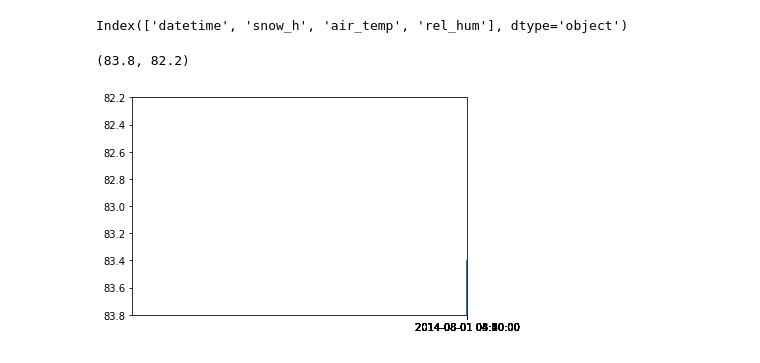
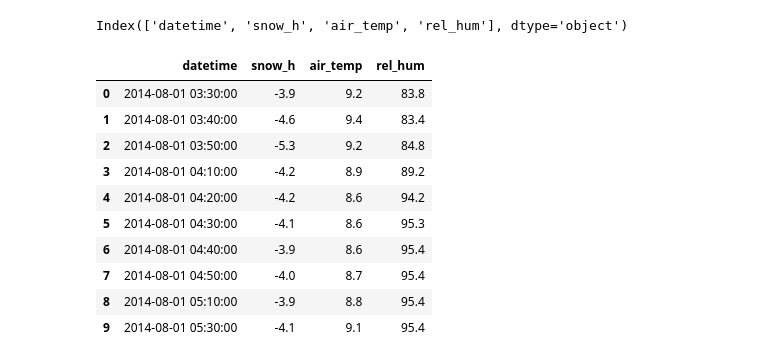
Before and after one commit to GiuliaBertolotti/Assignments_Giulia, a Jupyter notebook: Assignement_2_Giulia_Bertolotti.ipynb, the cells around one changed output. Cells and saved outputs as stored; diff of their text form; code cells hidden in the pictures.

```diff
--- a/Assignement_2_Giulia_Bertolotti.ipynb
+++ b/Assignement_2_Giulia_Bertolotti.ipynb
@@ -31,9 +31,17 @@ print(dat_Domefuji.columns)
 # %% [output]
 Index(['datetime', 'snow_h', 'air_temp', 'rel_hum'], dtype='object')
-# %%
-plt.plot(dat_Domefuji["datetime"],dat_Domefuji["rel_hum"])
-plt.xlim(right=10)
-plt.ylim(83.8,82.2)
-# %% [output]
-(83.8, 82.2)
-[figure, removed]
+# %%
+# Select a subset
+dat_Rossalm[0:10]
+# %% [output]
+|  | datetime | snow_h | air_temp | rel_hum |
+| 0 | 2014-08-01 03:30:00 | -3.9 | 9.2 | 83.8 |
+| 1 | 2014-08-01 03:40:00 | -4.6 | 9.4 | 83.4 |
+| 2 | 2014-08-01 03:50:00 | -5.3 | 9.2 | 84.8 |
+| 3 | 2014-08-01 04:10:00 | -4.2 | 8.9 | 89.2 |
+| 4 | 2014-08-01 04:20:00 | -4.2 | 8.6 | 94.2 |
+| 5 | 2014-08-01 04:30:00 | -4.1 | 8.6 | 95.3 |
+| 6 | 2014-08-01 04:40:00 | -3.9 | 8.6 | 95.4 |
+| 7 | 2014-08-01 04:50:00 | -4.0 | 8.7 | 95.4 |
+| 8 | 2014-08-01 05:10:00 | -3.9 | 8.8 | 95.4 |
+| 9 | 2014-08-01 05:30:00 | -4.1 | 9.1 | 95.4 |
```
Also changed, not shown: parts of 5 cells of this notebook.
